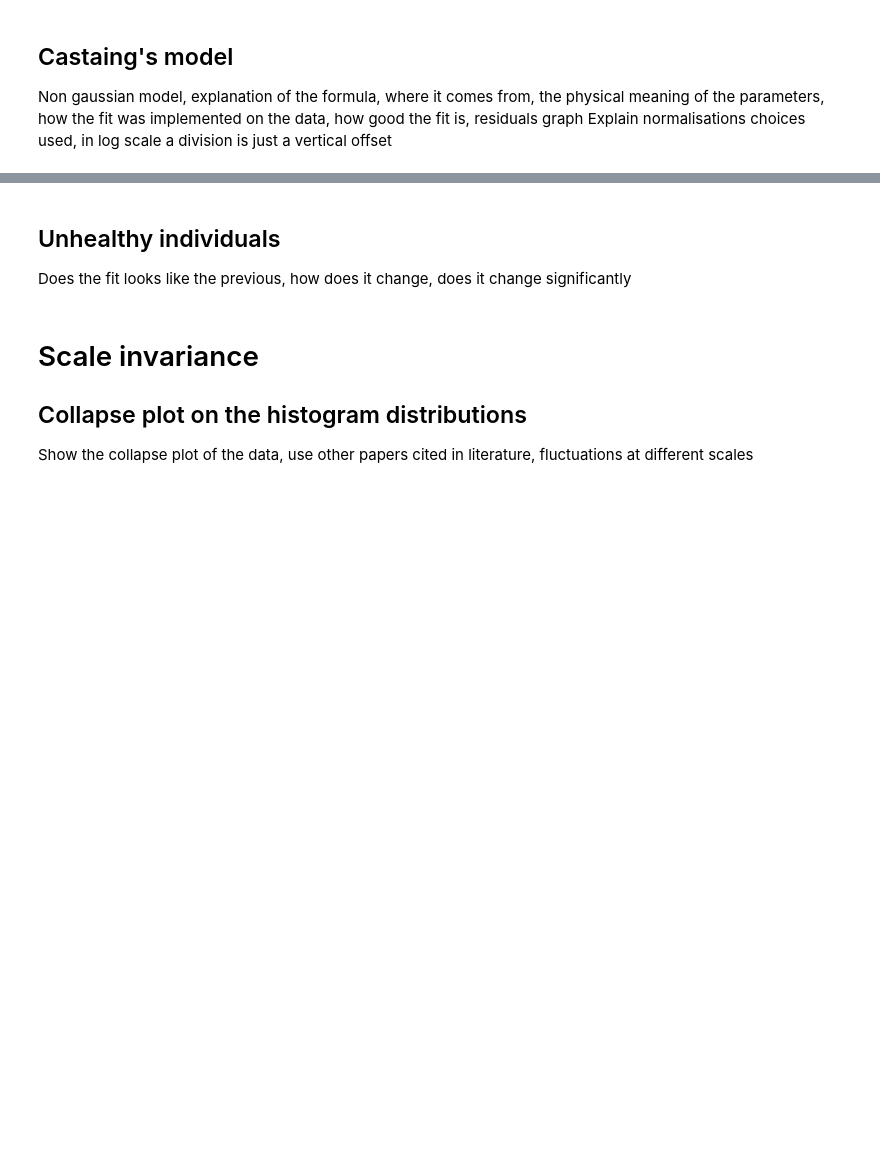
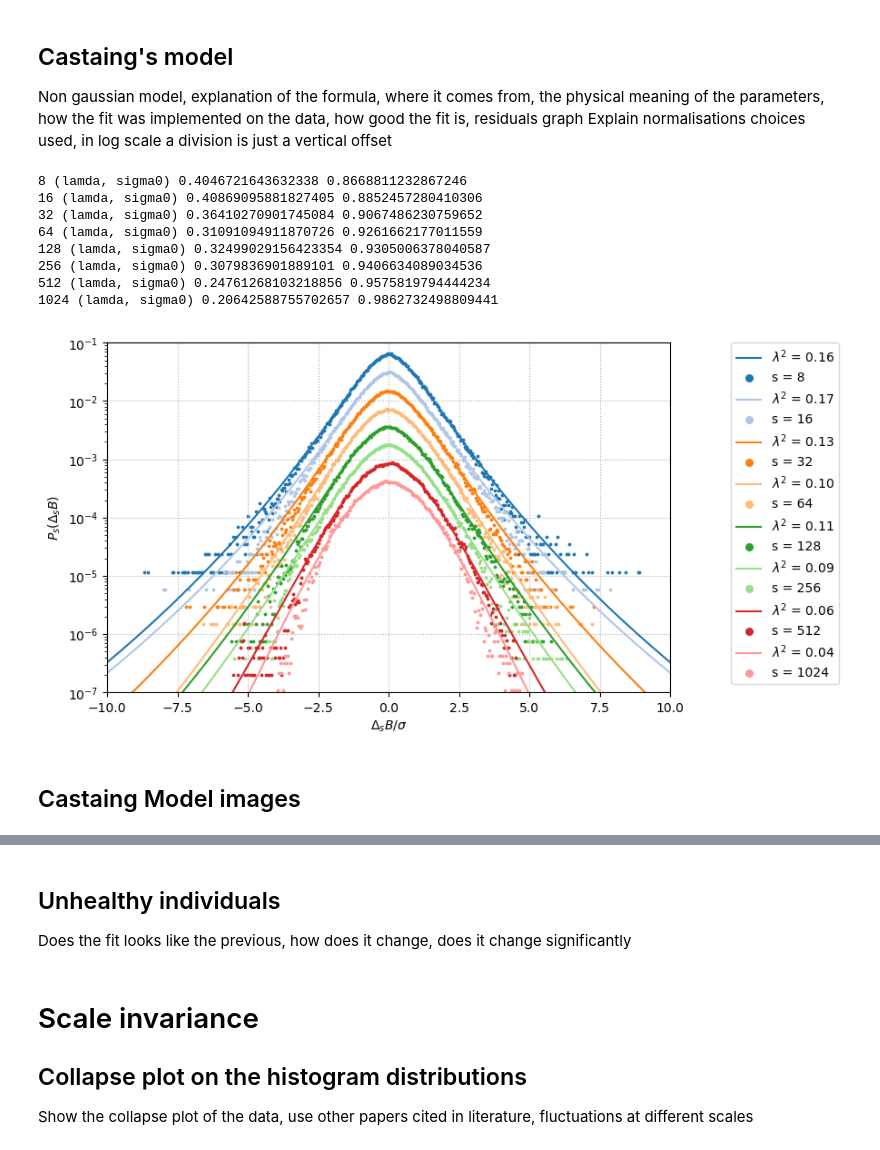
Before and after one commit to threeblueonebrowneyes/Critical-Scale-Invariance-Heart-Rate, a Jupyter notebook: Critical Scale Invariance Presentation.ipynb, the cells around one changed output, grey strips where cells are left out. Cells and saved outputs as stored; diff of their text form; code cells hidden in the pictures; blank space fills up the shorter version.

```diff
--- a/Critical Scale Invariance Presentation.ipynb
+++ b/Critical Scale Invariance Presentation.ipynb
@@ -336,6 +375,55 @@ The gaussian model fit well the peak of the distribution of the $\Delta_s B(i)$,
 ## Castaing's model
 Non gaussian model, explanation of the formula, where it comes from, the physical meaning of the parameters, how the fit was implemented on the data, how good the fit is, residuals graph
 Explain normalisations choices used, in log scale a division is just a vertical offset
+# %%
+def castaing_integral(x, lambd, sigma_0):
+    def little_cast(sigma, lambd, x, sigma_0):
+        return 1/(2*np.pi*lambd*sigma**2)*np.exp(-(x**2/sigma**2 + np.log(sigma/sigma_0)**2/lambd**2) / 2)
+    result = quad(little_cast, 0, np.inf, args=(lambd, x, sigma_0))
+    return result[0]
+
+# scipy_integrate accepts only scalar functions, we can vectorize it this way
+Castaing_integral = np.vectorize(castaing_integral)
+# %%
+fig=plt.figure(figsize=(8,5))
+for i,DBs in enumerate(list_Delta_B):
+
+    counts, edges=np.histogram(DBs, bins=int(np.sqrt(DBs.size)), range=(-10, 10))
+    bin_cen=(edges[1:]+edges[:-1])/2
+    counts=counts/np.trapz(counts, bin_cen)
+
+    popt, pcov = curve_fit(Castaing_integral, bin_cen, counts, p0=[np.sqrt(0.16), 1])
+
+    x=np.linspace(-10, 10, 200)
+    plt.plot(x, Castaing_integral(x, *popt)/S[i],  color=colors[i], label=r'$\lambda^2$ = {:.2f}'.format(*popt**2))
+    print(S[i],'(lamda, sigma0)', *popt)
+
+    plt.scatter(bin_cen, counts/S[i], s=3, label=f's = {S[i]}', color=colors[i])
+
+
+plt.yscale('log')
+plt.xlim(-10,10)
+plt.ylim(1e-7, 1e-1)
+plt.xlabel(r'$\Delta_s B/\sigma$')
+plt.ylabel(r'$P_s(\Delta_s B)$')
+lgnd = plt.legend(bbox_to_anchor=(1.3, 1), borderaxespad=0)
+for legendHandles in lgnd.legendHandles:
+    legendHandles._sizes = [30]
+plt.grid(linestyle='dotted')
+#plt.savefig(f'Castaing_fit_{database}.png', bbox_inches='tight')
+plt.show()
+# %% [output]
+8 (lamda, sigma0) 0.4046721643632338 0.8668811232867246
+16 (lamda, sigma0) 0.40869095881827405 0.8852457280410306
+32 (lamda, sigma0) 0.36410270901745084 0.9067486230759652
+64 (lamda, sigma0) 0.31091094911870726 0.9261662177011559
+128 (lamda, sigma0) 0.32499029156423354 0.9305006378040587
+256 (lamda, sigma0) 0.3079836901889101 0.9406634089034536
+512 (lamda, sigma0) 0.24761268103218856 0.9575819794444234
+1024 (lamda, sigma0) 0.20642588755702657 0.9862732498809441
+[figure, added]
+# %% [markdown]
+## Castaing Model images
 # %% [markdown]
 <table><tr>
     <td><figure><img src="images/Castaing_fit_Fantasia.png" alt="fantasia" style="width:100%">
```
Also changed, not shown: parts of 25 cells of this notebook, 1 other file.
